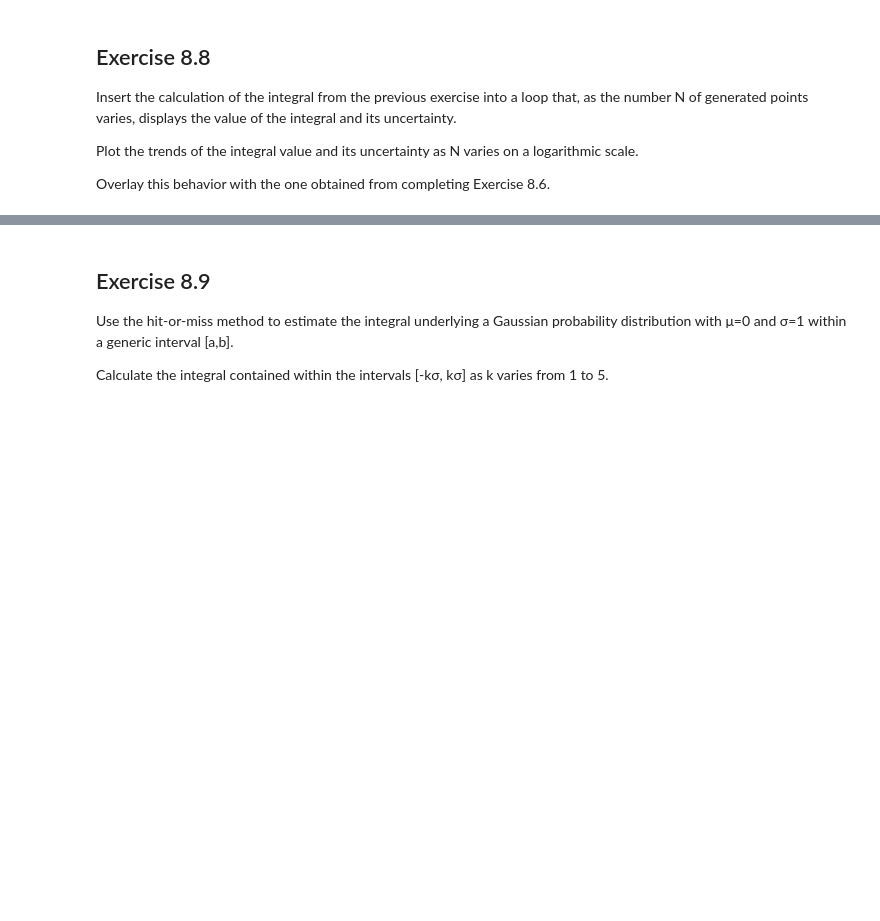
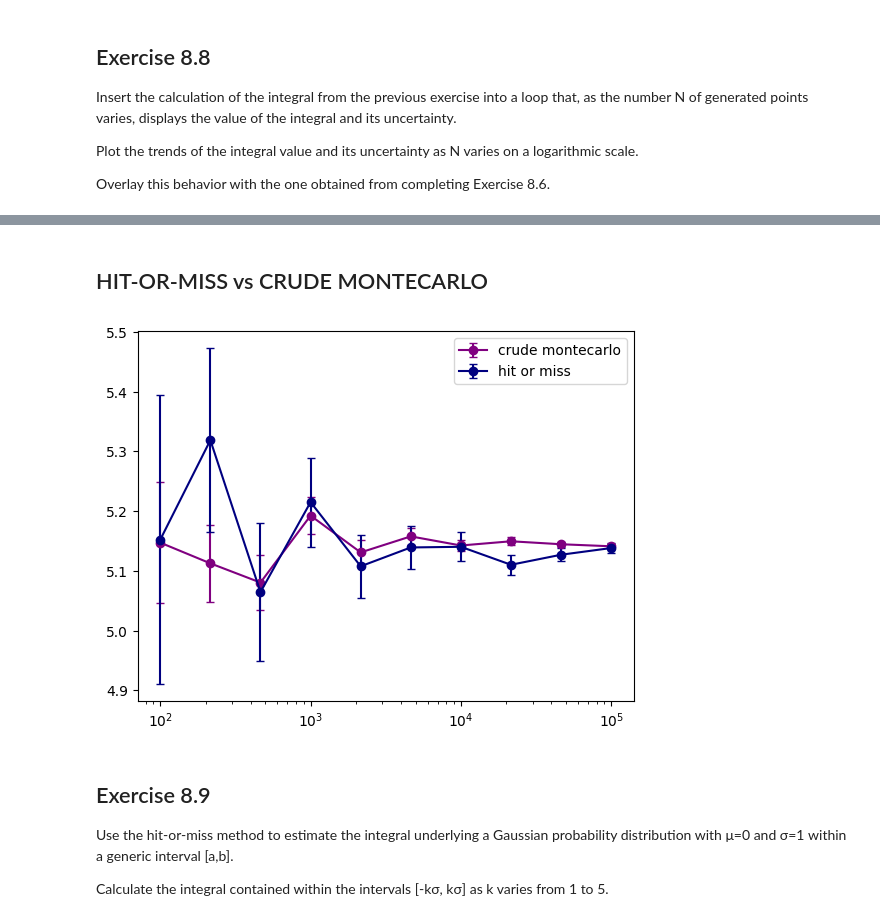
Before and after one commit to CarminatiGiovanni/LaboratorioCalcoloEStatistica, a Jupyter notebook: exercises_8_201123.ipynb, the cells around one changed output, grey strips where cells are left out. Saved outputs shown, nothing was run; the diff lists cells and outputs as text; code cells hidden in the pictures; blank space fills up the shorter version.

Commit message:
fix montecarlo

```diff
--- a/exercises_8_201123.ipynb
+++ b/exercises_8_201123.ipynb
@@ -165,3 +165,14 @@ plt.show()
+# %% [markdown]
+## HIT-OR-MISS vs CRUDE MONTECARLO
+# %%
+X = np.logspace(2,5,10)
+plt.errorbar(X,CMY,fmt='o-',yerr=CMYerr,capsize=3,ecolor='purple',color='purple',label='crude montecarlo')
+plt.errorbar(X,HMY,fmt='o-',yerr=HMYerr,capsize=3,ecolor='navy',color='navy',label='hit or miss')
+plt.xscale('log')
+plt.legend()
+plt.show()
+# %% [output]
+[figure, added]
 # %% [markdown]
 ## Exercise 8.9
 Use the hit-or-miss method to estimate the integral underlying a Gaussian probability distribution with μ=0 and σ=1 within a generic interval [a,b].
```
Also changed, not shown: parts of 7 cells of this notebook.
